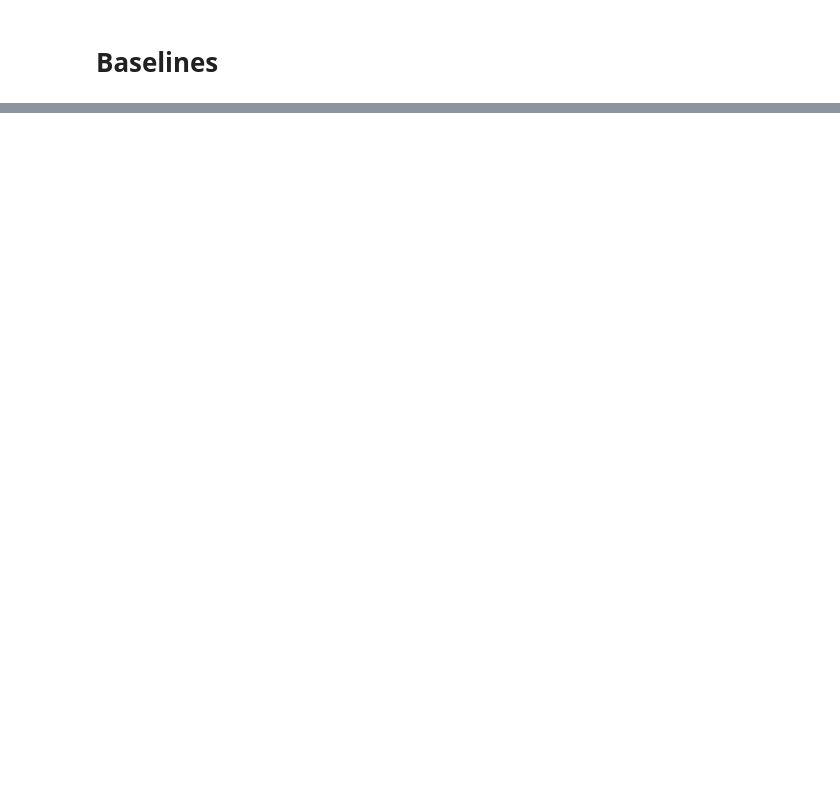
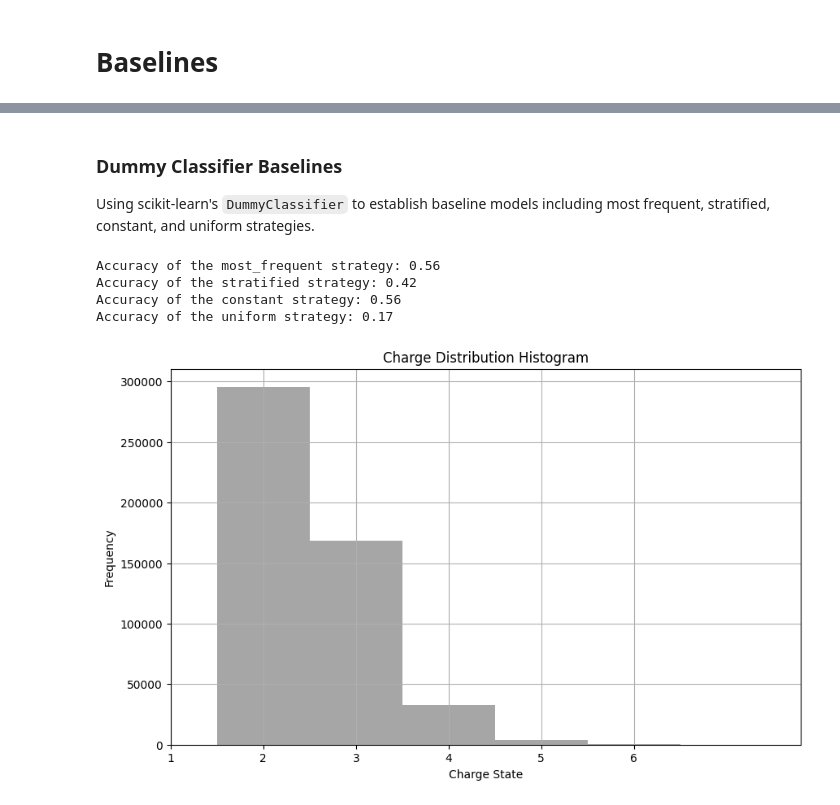
Before and after one commit to wilhelm-lab/dlomix, a Jupyter notebook: src/dlomix/precursor_charge_state_dev/baselines.ipynb, the cells around one changed output, grey strips where cells are left out. Drawn from its saved outputs; the diff is of its cells as text; code cells hidden in the pictures; blank space fills up the shorter version.

```diff
--- a/src/dlomix/precursor_charge_state_dev/baselines.ipynb
+++ b/src/dlomix/precursor_charge_state_dev/baselines.ipynb
@@ -331,0 +30,2 @@ plt.show()
+# %%
+processed_data, max_sequence_length = preprocess_data("/mnt/c/Users/Florian/Desktop/Uni/MSc/FoPr/preprocessed_pcp_data.parquet")
@@ -331,0 +38,13 @@ plt.show()
+# %%
+# Generate random and biased random predictions
+def generate_random_predictions(data, min_charge, max_charge):
+    """Generate random and distribution-biased random predictions for charge states."""
+    np.random.seed(42)
+    data['random_prediction'] = np.random.randint(min_charge, max_charge + 1, size=len(data))
+    charge_distribution = data['charge_by_max_intensity'].value_counts(normalize=True)
+    charges = charge_distribution.index.to_list()
+    probabilities = charge_distribution.values
+    data['biased_random_prediction'] = np.random.choice(charges, size=len(data), p=probabilities)
+    return data
+# %%
+processed_data = generate_random_predictions(processed_data, 1, 6)
@@ -331,0 +94,4 @@ plt.show()
+# %% [markdown]
+### Dummy Classifier Baselines
+
+Using scikit-learn's `DummyClassifier` to establish baseline models including most frequent, stratified, constant, and uniform strategies.
@@ -331,0 +114,24 @@ plt.show()
+# %%
+strategies = ['most_frequent', 'stratified', 'constant', 'uniform']
+dummy_classifier_baselines(processed_data, 'encoded_sequences', 'charge_by_max_intensity', strategies)
+# %% [output]
+Accuracy of the most_frequent strategy: 0.56
+Accuracy of the stratified strategy: 0.42
+Accuracy of the constant strategy: 0.56
+Accuracy of the uniform strategy: 0.17
+# %%
+# Plotting the charge distribution histogram
+def plot_charge_distribution(data, column):
+    """Plot a histogram of charge distributions."""
+    import matplotlib.pyplot as plt
+    plt.figure(figsize=(10, 6))
+    data[column].hist(bins=np.arange(1.5, data[column].max() + 2.5, 1), color='grey', alpha=0.7)
+    plt.xlabel('Charge State')
+    plt.ylabel('Frequency')
+    plt.title('Charge Distribution Histogram')
+    plt.xticks(np.arange(1, data[column].max() + 1))
+    plt.show()
+# %%
+plot_charge_distribution(processed_data, 'charge_by_max_intensity')
+# %% [output]
+[figure, added]
```
Also changed, not shown: parts of 52 cells of this notebook, 3 other files.
